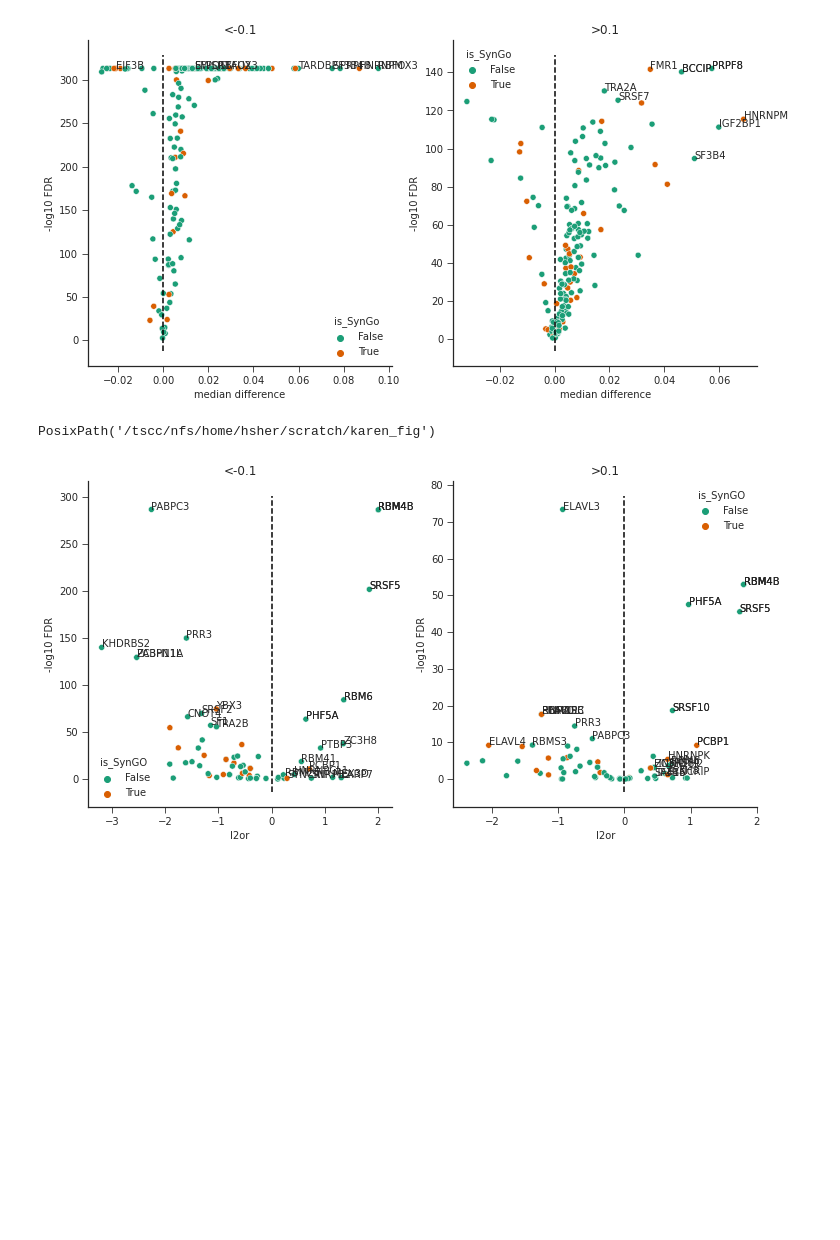
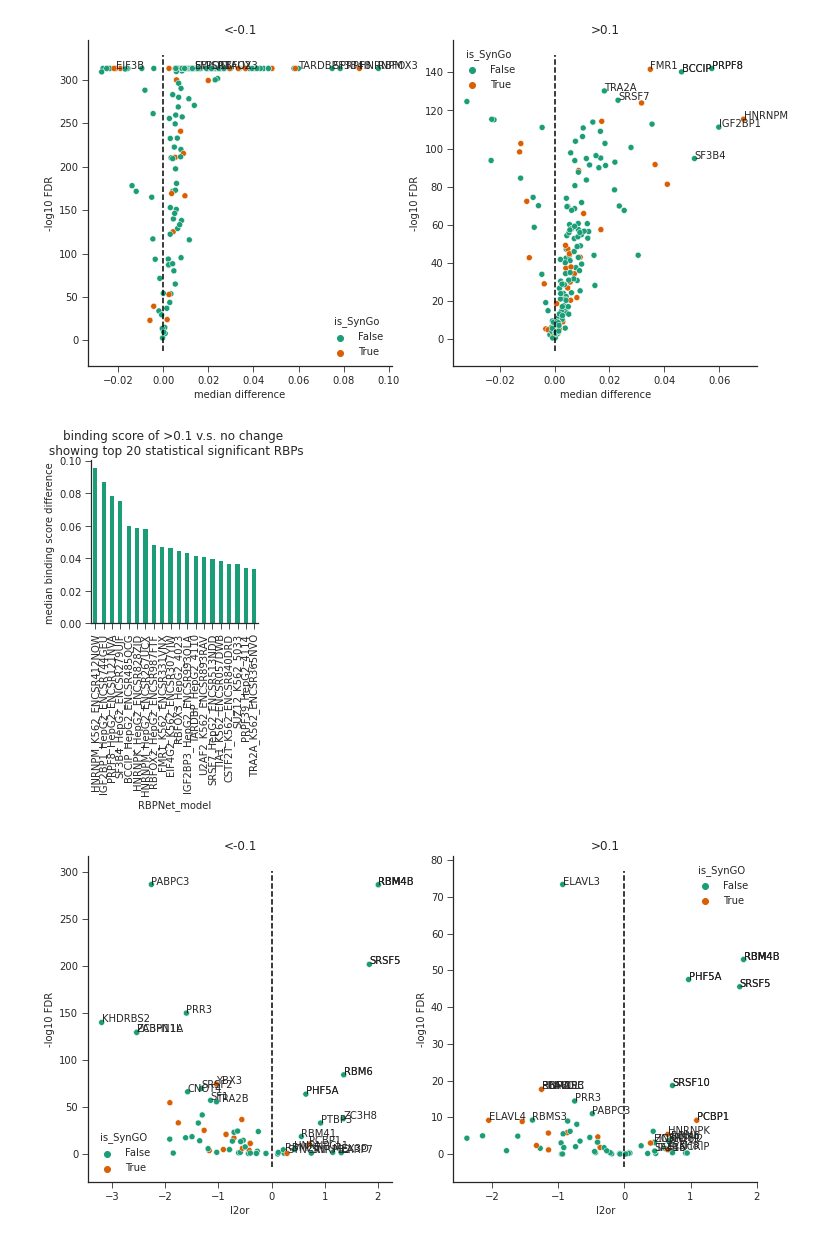
Before and after one commit to algaebrown/karen_LLM_probing, a Jupyter notebook: 7_plotting.ipynb, the cells around one changed output. Drawn from its saved outputs; the diff is of its cells as text; code cells hidden in the pictures; blank space fills up the shorter version.

Commit message:
plotting request

```diff
--- a/7_plotting.ipynb
+++ b/7_plotting.ipynb
@@ -20,10 +20,28 @@ sns.despine()
 plt.savefig(figdir / 'human_30bp_volcano.pdf')
 # %% [output]
 [figure]
+# %%
+stat_all['pretty name']=stat_all['RBPNet_model'].apply(lambda s: s.split('_')[0]+'(' +s.split('_')[1]+ ')')
 # %%
-figdir
+c = '<-0.1'
+stat_all.loc[(stat_all['sig'])&(stat_all['category']==c)].sort_values(
+    by = 'median difference', ascending = False
+).iloc[:20].set_index('RBPNet_model')['median difference'].plot.bar(figsize = (3,3))
+plt.ylabel(f'median binding score difference')
+plt.title(f'binding score of {c} v.s. no change \n showing top 20 statistical significant RBPs')
+sns.despine()
+plt.savefig(figdir / f'human_30bp_barplot_{c}.pdf')
+
+c = '>0.1'
+stat_all.loc[(stat_all['sig'])&(stat_all['category']==c)].sort_values(
+    by = 'median difference', ascending = False
+).iloc[:20].set_index('RBPNet_model')['median difference'].plot.bar(figsize = (3,3))
+plt.ylabel(f'median binding score difference')
+plt.title(f'binding score of {c} v.s. no change \n showing top 20 statistical significant RBPs')
+sns.despine()
+plt.savefig(figdir / f'human_30bp_barplot_{c}.pdf')
 # %% [output]
-PosixPath('/tscc/nfs/home/hsher/scratch/karen_fig')
+[figure, added]
 # %%
 f, axes = plt.subplots(1,2, figsize = (12,6))
 for ax, (name, group) in zip(axes.flatten(),stat_homer.groupby(by = ['category'])):
```
Also changed, not shown: 1 other file.
